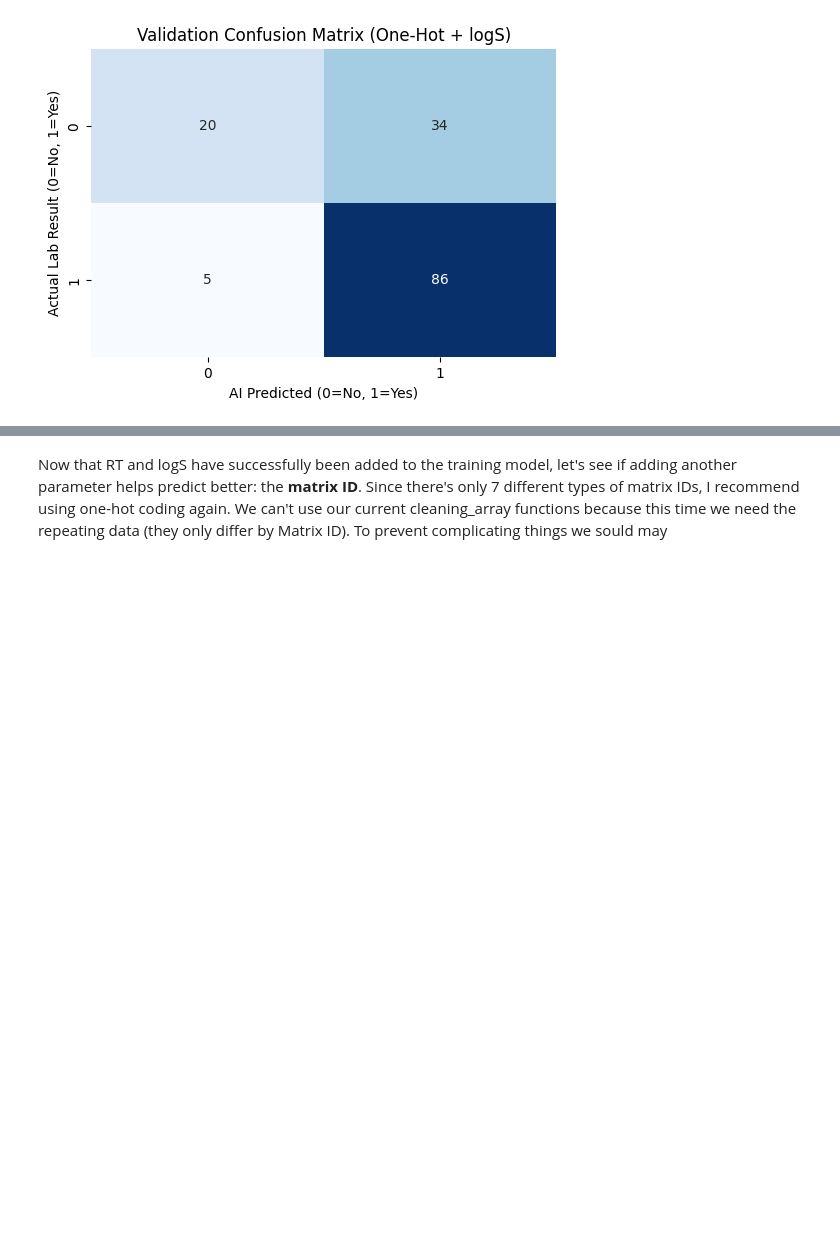
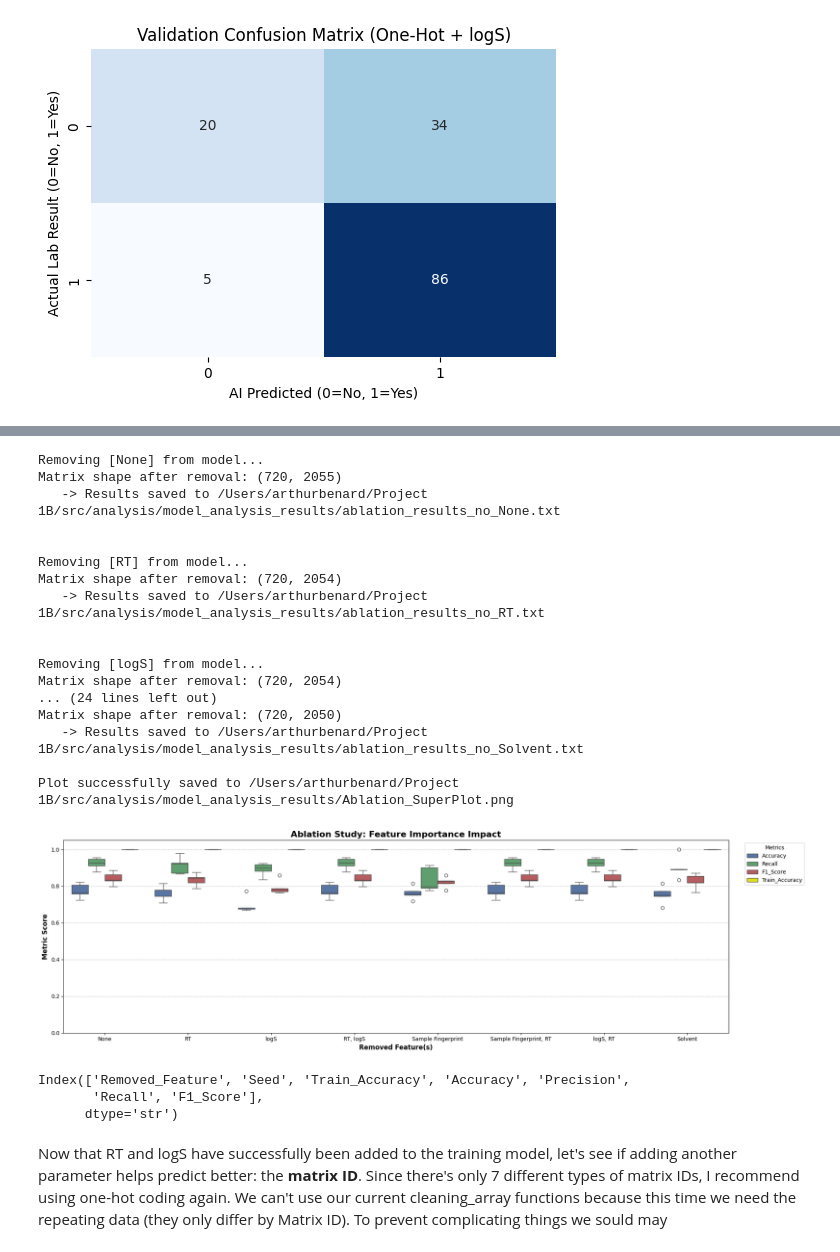
Before and after one commit to swisscatplus/solubility_prediction_nmr, a Jupyter notebook: src/dev/rt_prediction.ipynb, the cells around one changed output, grey strips where cells are left out. Saved outputs shown, nothing was run; the diff lists cells and outputs as text; code cells hidden in the pictures; blank space fills up the shorter version.

Commit message:
wrote feature removing function (one or more) and plotting function for the different features removed

```diff
--- a/src/dev/rt_prediction.ipynb
+++ b/src/dev/rt_prediction.ipynb
@@ -824,2 +845,41 @@ plt.show()
+# %%
+df_none = run_ablation_study(mega_df_v3, features_to_remove='None')
+df_rt = run_ablation_study(mega_df_v3, features_to_remove='RT')
+df_logs = run_ablation_study(mega_df_v3, features_to_remove='logS')
+df_both = run_ablation_study(mega_df_v3, features_to_remove='RT, logS')
+df_fp = run_ablation_study(mega_df_v3, features_to_remove='Sample Fingerprint')
+df_fp_rt = run_ablation_study(mega_df_v3, features_to_remove='Sample Fingerprint, RT')
+df_fp_logs = run_ablation_study(mega_df_v3, features_to_remove='logS, RT')
+df_sol = run_ablation_study(mega_df_v3, features_to_remove='Solvent')
+
+# Glue them together into one massive DataFrame
+all_results_df = pd.concat([df_none, df_rt, df_logs, df_both, df_fp, df_fp_rt, df_fp_logs, df_sol], ignore_index=True)
+
+plot_comparison(all_results_df)
+# %% [output]
+Removing [None] from model...
+Matrix shape after removal: (720, 2055)
+   -> Results saved to /Users/arthurbenard/Project 1B/src/analysis/model_analysis_results/ablation_results_no_None.txt
+
+
+Removing [RT] from model...
+Matrix shape after removal: (720, 2054)
+   -> Results saved to /Users/arthurbenard/Project 1B/src/analysis/model_analysis_results/ablation_results_no_RT.txt
+
+
+Removing [logS] from model...
+Matrix shape after removal: (720, 2054)
+... (24 lines left out)
+Matrix shape after removal: (720, 2050)
+   -> Results saved to /Users/arthurbenard/Project 1B/src/analysis/model_analysis_results/ablation_results_no_Solvent.txt
+
+Plot successfully saved to /Users/arthurbenard/Project 1B/src/analysis/model_analysis_results/Ablation_SuperPlot.png
+[figure, added]
+# %%
+print(all_results_df.columns)
+# %% [output]
+Index(['Removed_Feature', 'Seed', 'Train_Accuracy', 'Accuracy', 'Precision',
+       'Recall', 'F1_Score'],
+      dtype='str')
 # %% [markdown]
 Now that RT and logS have successfully been added to the training model, let's see if adding another parameter helps predict better: the **matrix ID**. Since there's only 7 different types of matrix IDs, I recommend using one-hot coding again. We can't use our current cleaning_array functions because this time we need the repeating data (they only differ by Matrix ID). To prevent complicating things we sould may
```
Also changed, not shown: parts of 5 cells of this notebook, 21 other files.
